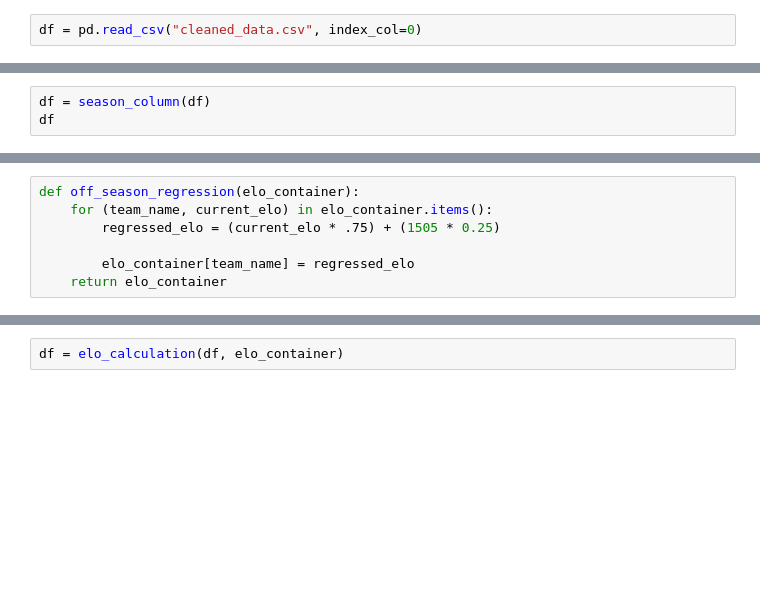
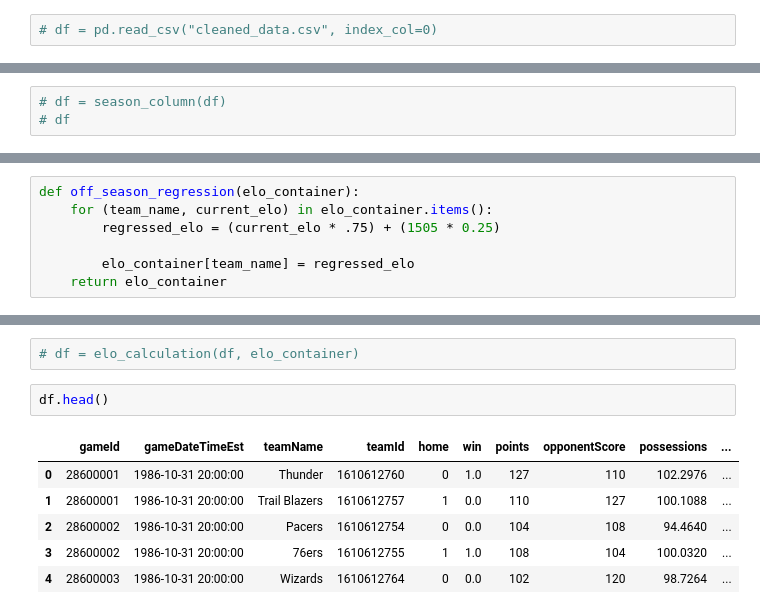
Before and after one commit to NikhilBapat14/nba-game-predictor, a Jupyter notebook: notebooks/elo_testing.ipynb, the cells around one changed output, grey strips where cells are left out. Saved outputs shown, nothing was run; the diff lists cells and outputs as text; blank space fills up the shorter version.

```diff
--- a/notebooks/elo_testing.ipynb
+++ b/notebooks/elo_testing.ipynb
@@ -6,3 +6,3 @@ starting_elo_df = pd.read_csv("starting_elo.csv")
 # %%
-df = pd.read_csv("cleaned_data.csv", index_col=0)
+# df = pd.read_csv("cleaned_data.csv", index_col=0)
 # %%
@@ -34,8 +16,8 @@ def season_column(df):
     df["season"] = np.where(df["gameDateTimeEst"].dt.month >= 10, df["gameDateTimeEst"].dt.year + 1, df["gameDateTimeEst"].dt.year)
     return df
 # %%
-df = season_column(df)
-df
+# df = season_column(df)
+# df
 # %% [output]
 |  | gameId | gameDateTimeEst | teamName | teamId | home | win | points | opponentScore | possessions | ... |
 | 0 | 28600001 | 1986-10-31 20:00:00 | Thunder | 1610612760 | 0 | 1.0 | 127 | 110 | 102.2976 | ... |
@@ -122,4 +104,13 @@ def elo_calculation(df, elo_container):
     df["pre_game_elo"] = pre_game_elos
     return df
 # %%
-df = elo_calculation(df, elo_container)
+# df = elo_calculation(df, elo_container)
+# %%
+df.head()
+# %% [output]
+|  | gameId | gameDateTimeEst | teamName | teamId | home | win | points | opponentScore | possessions | ... |
+| 0 | 28600001 | 1986-10-31 20:00:00 | Thunder | 1610612760 | 0 | 1.0 | 127 | 110 | 102.2976 | ... |
+| 1 | 28600001 | 1986-10-31 20:00:00 | Trail Blazers | 1610612757 | 1 | 0.0 | 110 | 127 | 100.1088 | ... |
+| 2 | 28600002 | 1986-10-31 20:00:00 | Pacers | 1610612754 | 0 | 0.0 | 104 | 108 | 94.4640 | ... |
+| 3 | 28600002 | 1986-10-31 20:00:00 | 76ers | 1610612755 | 1 | 1.0 | 108 | 104 | 100.0320 | ... |
+| 4 | 28600003 | 1986-10-31 20:00:00 | Wizards | 1610612764 | 0 | 0.0 | 102 | 120 | 98.7264 | ... |
```
Also changed, not shown: parts of 9 cells of this notebook, 1 other file.
